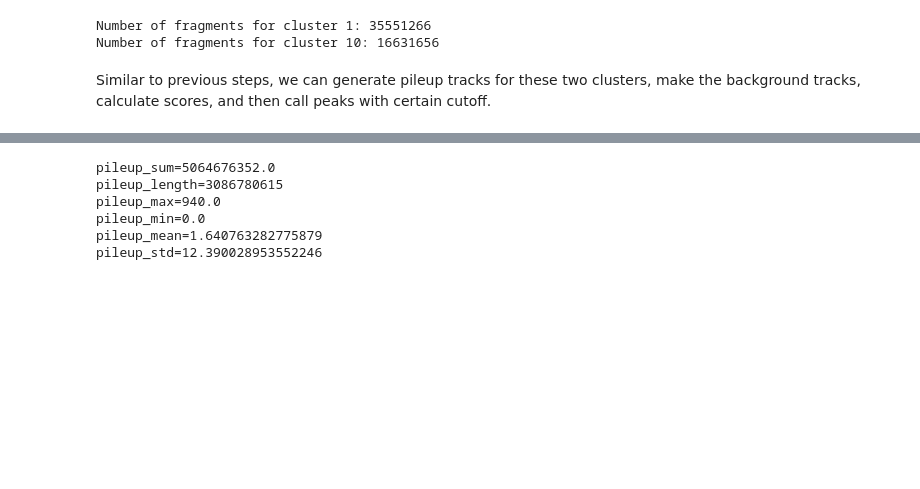
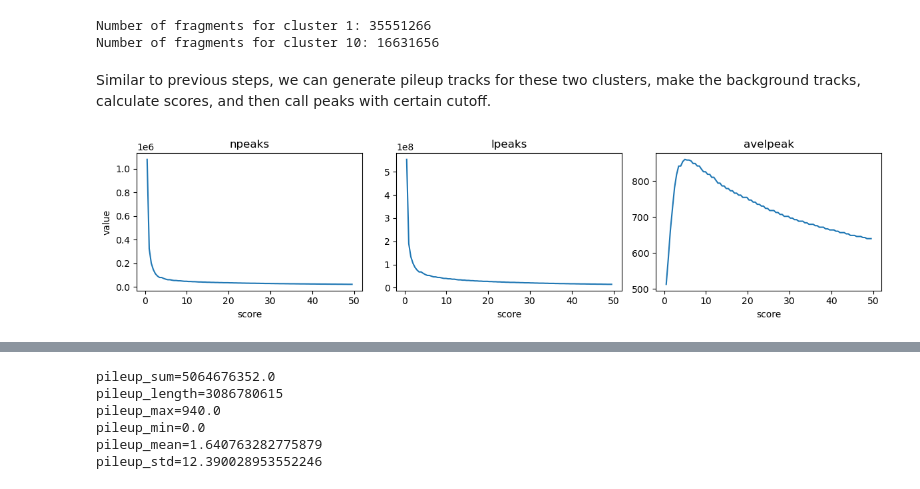
Before and after one commit to macs3-project/MACS, a Jupyter notebook: notebooks/10k-PBMC-test/macs3-scATAC-pbmc-10k.ipynb, the cells around one changed output, grey strips where cells are left out. Drawn from its saved outputs; the diff is of its cells as text; code cells hidden in the pictures; blank space fills up the shorter version.

```diff
--- a/notebooks/10k-PBMC-test/macs3-scATAC-pbmc-10k.ipynb
+++ b/notebooks/10k-PBMC-test/macs3-scATAC-pbmc-10k.ipynb
@@ -157,5 +198,5 @@ Then we can call peaks based on these newly generated score track. We will use `
 # %%
-peaks = score_track.call_peaks(cutoff=5)
+peaks = score_track.call_peaks(cutoff=10)
 # %% [markdown]
 We can check the number of peaks and the total length of peaks by converting peaks to regions.
 # %%
@@ -238,0 +280,23 @@ peaks_c10 = score_track_c10.call_peaks(cutoff=5)
+# %%
+cutoff_analysis_c1 = score_track_c1.cutoff_analysis(min_score=0.5, max_score=50)
+
+cutoff_analysis_df_c1 = pd.read_csv(StringIO(cutoff_analysis_c1), sep="\t")
+fig, axes = plt.subplots(1, 3, figsize=(12, 3), sharex=True)
+
+axes[0].plot(cutoff_analysis_df_c1["score"], cutoff_analysis_df_c1["npeaks"])
+axes[0].set_title("npeaks")
+axes[0].set_xlabel("score")
+axes[0].set_ylabel("value")
+
+axes[1].plot(cutoff_analysis_df_c1["score"], cutoff_analysis_df_c1["lpeaks"])
+axes[1].set_title("lpeaks")
+axes[1].set_xlabel("score")
+
+axes[2].plot(cutoff_analysis_df_c1["score"], cutoff_analysis_df_c1["avelpeak"])
+axes[2].set_title("avelpeak")
+axes[2].set_xlabel("score")
+
+plt.tight_layout()
+plt.show()
+# %% [output]
+[figure, added]
```
Also changed, not shown: parts of 10 cells of this notebook, 2 other files.
